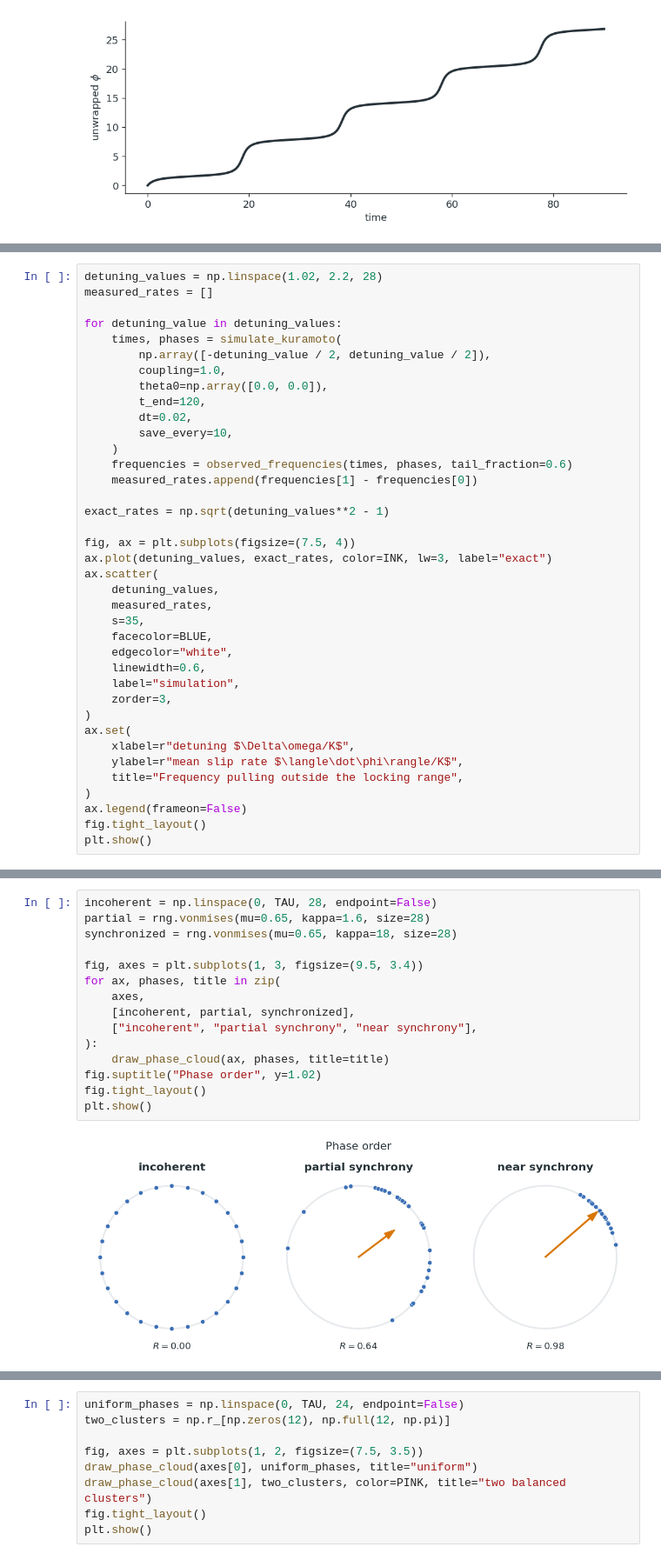
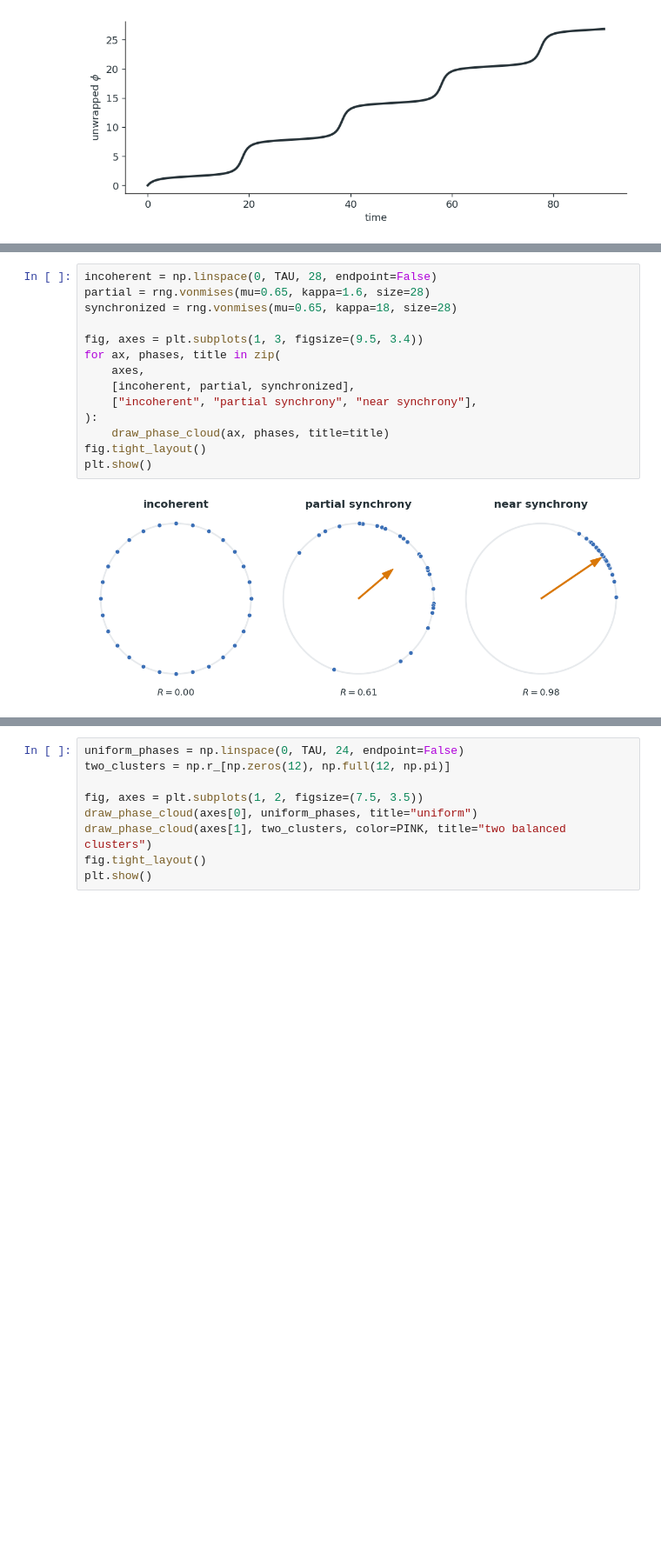
Before and after one commit to shaevitz/567-Crowd-Control, a Jupyter notebook: lectures/lecture-03-kuramoto-model.ipynb, the cells around one changed output, grey strips where cells are left out. Shown at 87% size. Cells and saved outputs as stored; diff of their text form; blank space fills up the shorter version.

```diff
--- a/lectures/lecture-03-kuramoto-model.ipynb
+++ b/lectures/lecture-03-kuramoto-model.ipynb
@@ -1270,38 +1233,0 @@ $$
-# %%
-detuning_values = np.linspace(1.02, 2.2, 28)
-measured_rates = []
-
-for detuning_value in detuning_values:
-    times, phases = simulate_kuramoto(
-        np.array([-detuning_value / 2, detuning_value / 2]),
-        coupling=1.0,
-        theta0=np.array([0.0, 0.0]),
-        t_end=120,
-        dt=0.02,
-        save_every=10,
-    )
-    frequencies = observed_frequencies(times, phases, tail_fraction=0.6)
-    measured_rates.append(frequencies[1] - frequencies[0])
-
-exact_rates = np.sqrt(detuning_values**2 - 1)
-
-fig, ax = plt.subplots(figsize=(7.5, 4))
-ax.plot(detuning_values, exact_rates, color=INK, lw=3, label="exact")
-ax.scatter(
-    detuning_values,
-    measured_rates,
-    s=35,
-    facecolor=BLUE,
-    edgecolor="white",
-    linewidth=0.6,
-    label="simulation",
-    zorder=3,
-)
-ax.set(
-    xlabel=r"detuning $\Delta\omega/K$",
-    ylabel=r"mean slip rate $\langle\dot\phi\rangle/K$",
-    title="Frequency pulling outside the locking range",
-)
-ax.legend(frameon=False)
-fig.tight_layout()
-plt.show()
@@ -1340,18 +1282,17 @@ $\Psi$: collective phase
 # %%
 incoherent = np.linspace(0, TAU, 28, endpoint=False)
 partial = rng.vonmises(mu=0.65, kappa=1.6, size=28)
 synchronized = rng.vonmises(mu=0.65, kappa=18, size=28)
 
 fig, axes = plt.subplots(1, 3, figsize=(9.5, 3.4))
 for ax, phases, title in zip(
     axes,
     [incoherent, partial, synchronized],
     ["incoherent", "partial synchrony", "near synchrony"],
 ):
     draw_phase_cloud(ax, phases, title=title)
-fig.suptitle("Phase order", y=1.02)
 fig.tight_layout()
 plt.show()
 # %% [output]
-[figure, old version]
+[figure, new version]
 # %% [markdown]
```
Also changed, not shown: parts of 29 cells of this notebook, 3 other files.
